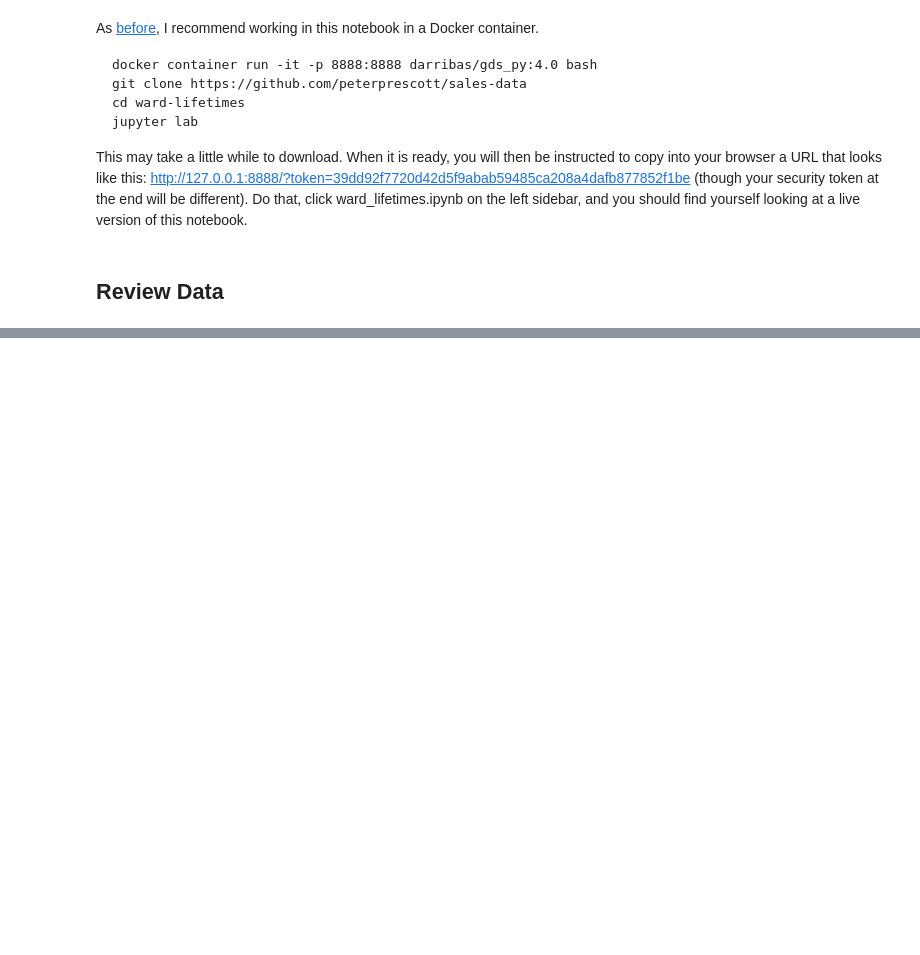
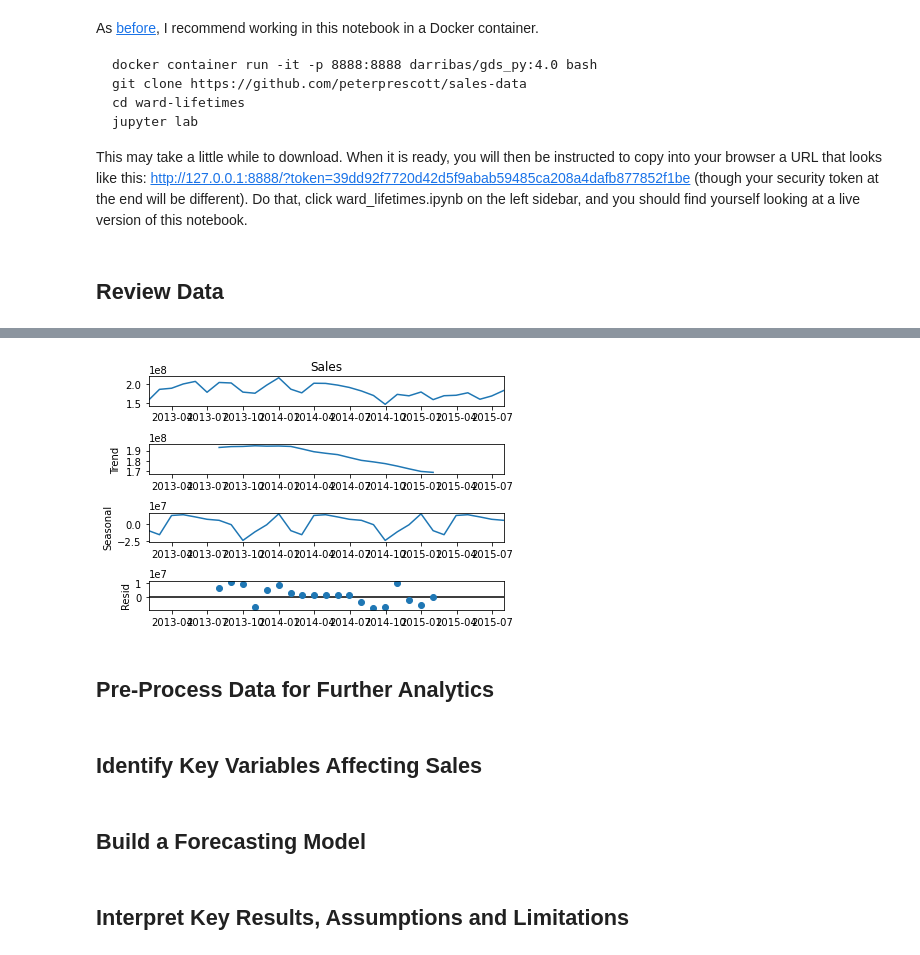
Before and after one commit to peterprescott/sales-data, a Jupyter notebook: notebook.ipynb, the cells around one changed output, grey strips where cells are left out. Drawn from its saved outputs; the diff is of its cells as text; code cells hidden in the pictures; blank space fills up the shorter version.

```diff
--- a/notebook.ipynb
+++ b/notebook.ipynb
@@ -94,0 +304,14 @@ train.head()
+# %%
+decomposition = sm.tsa.seasonal_decompose(resampled[4]['Sales'], model='additive')
+fig = decomposition.plot()
+plt.show()
+# %% [output]
+[figure, added]
+# %% [markdown]
+## Pre-Process Data for Further Analytics
+# %% [markdown]
+## Identify Key Variables Affecting Sales
+# %% [markdown]
+## Build a Forecasting Model
+# %% [markdown]
+## Interpret Key Results, Assumptions and Limitations
```
Also changed, not shown: parts of 50 cells of this notebook.
